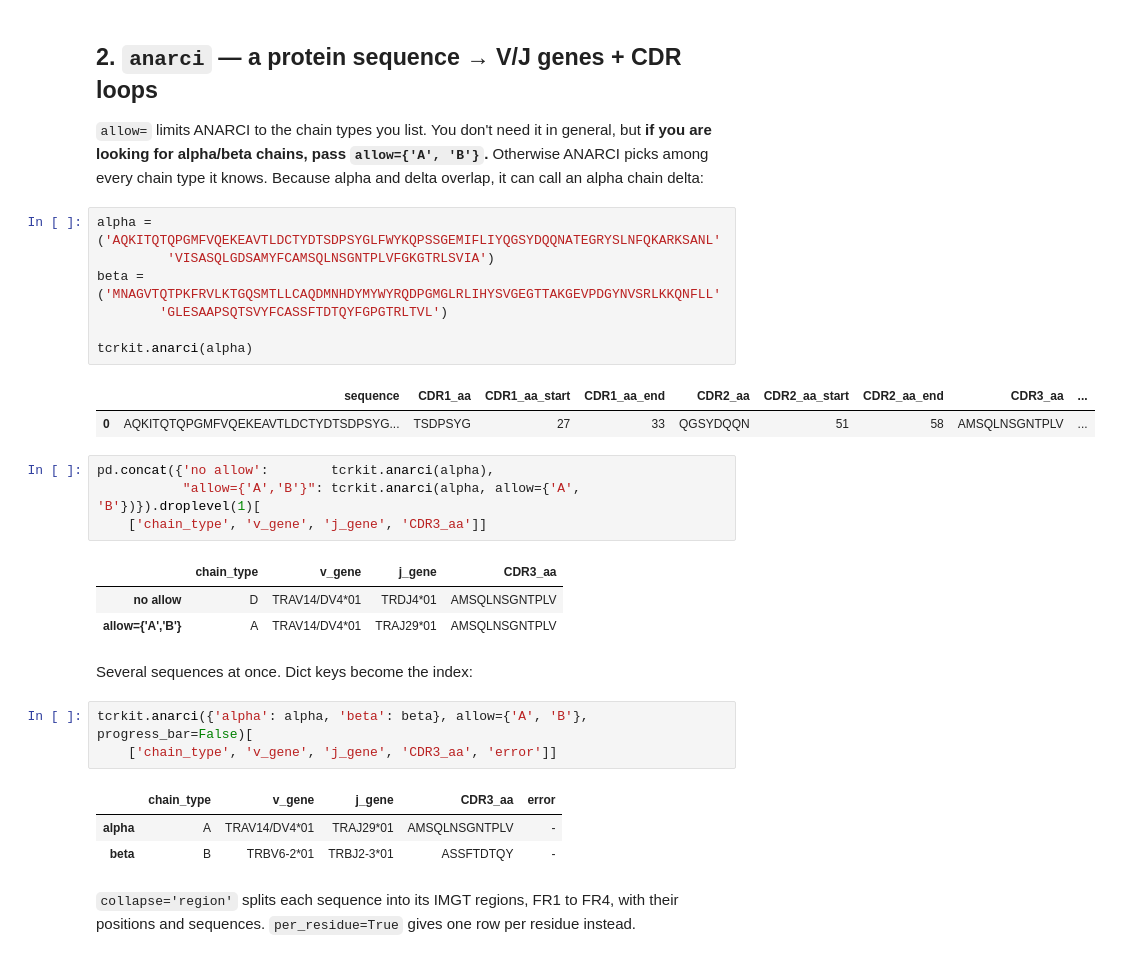
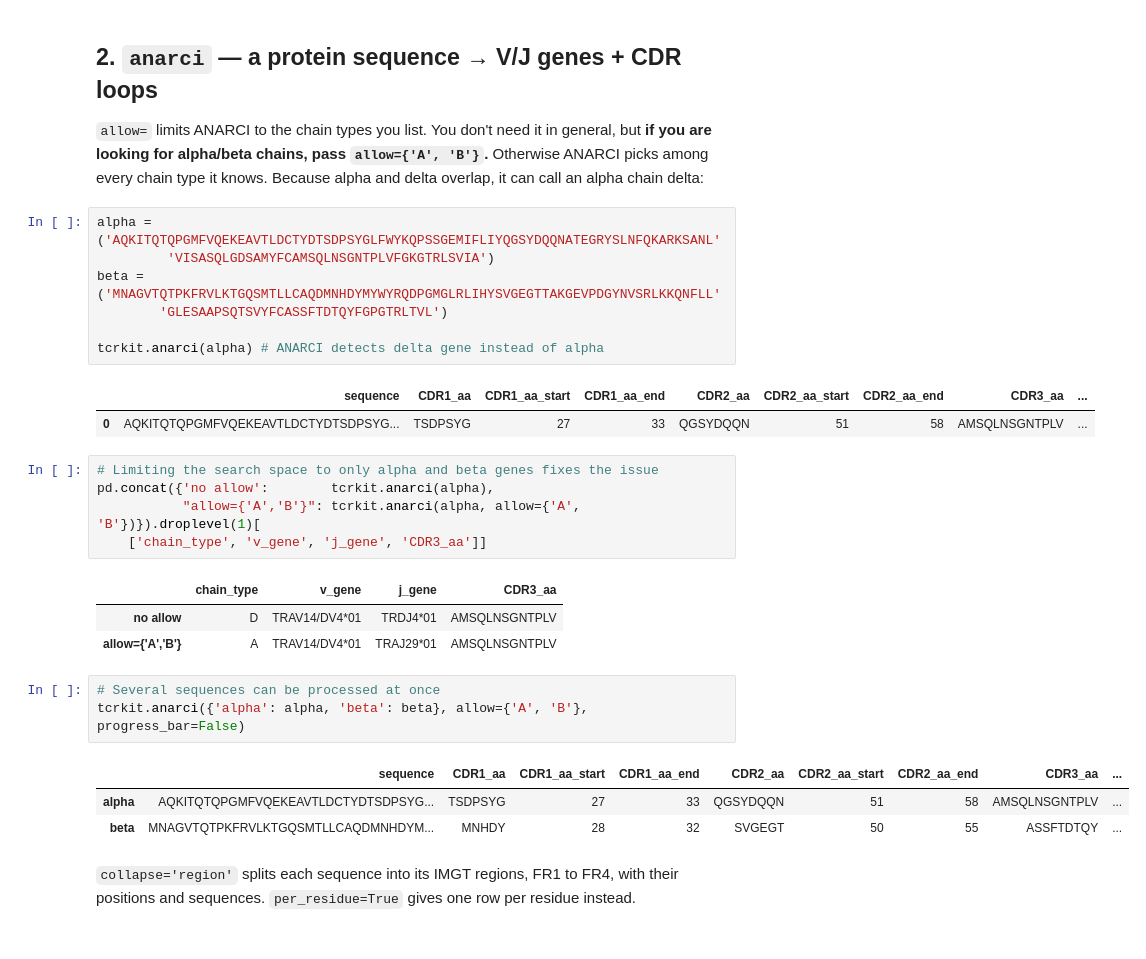
Before and after one commit to akdslab/tcrkit, a Jupyter notebook: notebooks/tcrkit_showcase.ipynb, the cells around one changed output. Saved outputs shown, nothing was run; the diff lists cells and outputs as text.

```diff
--- a/notebooks/tcrkit_showcase.ipynb
+++ b/notebooks/tcrkit_showcase.ipynb
@@ -44,11 +45,12 @@ alpha = ('AQKITQTQPGMFVQEKEAVTLDCTYDTSDPSYGLFWYKQPSSGEMIFLIYQGSYDQQNATEGRYSLNFQK
 beta = ('MNAGVTQTPKFRVLKTGQSMTLLCAQDMNHDYMYWYRQDPGMGLRLIHYSVGEGTTAKGEVPDGYNVSRLKKQNFLL'
         'GLESAAPSQTSVYFCASSFTDTQYFGPGTRLTVL')
 
-tcrkit.anarci(alpha)
+tcrkit.anarci(alpha) # ANARCI detects delta gene instead of alpha
 # %% [output]
 |  | sequence | CDR1_aa | CDR1_aa_start | CDR1_aa_end | CDR2_aa | CDR2_aa_start | CDR2_aa_end | CDR3_aa | ... |
 | 0 | AQKITQTQPGMFVQEKEAVTLDCTYDTSDPSYG... | TSDPSYG | 27 | 33 | QGSYDQQN | 51 | 58 | AMSQLNSGNTPLV | ... |
 # %%
+# Limiting the search space to only alpha and beta genes fixes the issue
 pd.concat({'no allow':        tcrkit.anarci(alpha),
            "allow={'A','B'}": tcrkit.anarci(alpha, allow={'A', 'B'})}).droplevel(1)[
     ['chain_type', 'v_gene', 'j_gene', 'CDR3_aa']]
@@ -56,15 +58,13 @@ pd.concat({'no allow':        tcrkit.anarci(alpha),
 |  | chain_type | v_gene | j_gene | CDR3_aa |
 | no allow | D | TRAV14/DV4*01 | TRDJ4*01 | AMSQLNSGNTPLV |
 | allow={'A','B'} | A | TRAV14/DV4*01 | TRAJ29*01 | AMSQLNSGNTPLV |
-# %% [markdown]
-Several sequences at once. Dict keys become the index:
 # %%
-tcrkit.anarci({'alpha': alpha, 'beta': beta}, allow={'A', 'B'}, progress_bar=False)[
-    ['chain_type', 'v_gene', 'j_gene', 'CDR3_aa', 'error']]
+# Several sequences can be processed at once
+tcrkit.anarci({'alpha': alpha, 'beta': beta}, allow={'A', 'B'}, progress_bar=False)
 # %% [output]
-|  | chain_type | v_gene | j_gene | CDR3_aa | error |
-| alpha | A | TRAV14/DV4*01 | TRAJ29*01 | AMSQLNSGNTPLV | - |
-| beta | B | TRBV6-2*01 | TRBJ2-3*01 | ASSFTDTQY | - |
+|  | sequence | CDR1_aa | CDR1_aa_start | CDR1_aa_end | CDR2_aa | CDR2_aa_start | CDR2_aa_end | CDR3_aa | ... |
+| alpha | AQKITQTQPGMFVQEKEAVTLDCTYDTSDPSYG... | TSDPSYG | 27 | 33 | QGSYDQQN | 51 | 58 | AMSQLNSGNTPLV | ... |
+| beta | MNAGVTQTPKFRVLKTGQSMTLLCAQDMNHDYM... | MNHDY | 28 | 32 | SVGEGT | 50 | 55 | ASSFTDTQY | ... |
 # %% [markdown]
 `collapse='region'` splits each sequence into its IMGT regions, FR1 to FR4, with their
 positions and sequences. `per_residue=True` gives one row per residue instead.
```
Also changed, not shown: parts of 13 cells of this notebook, 17 other files.
